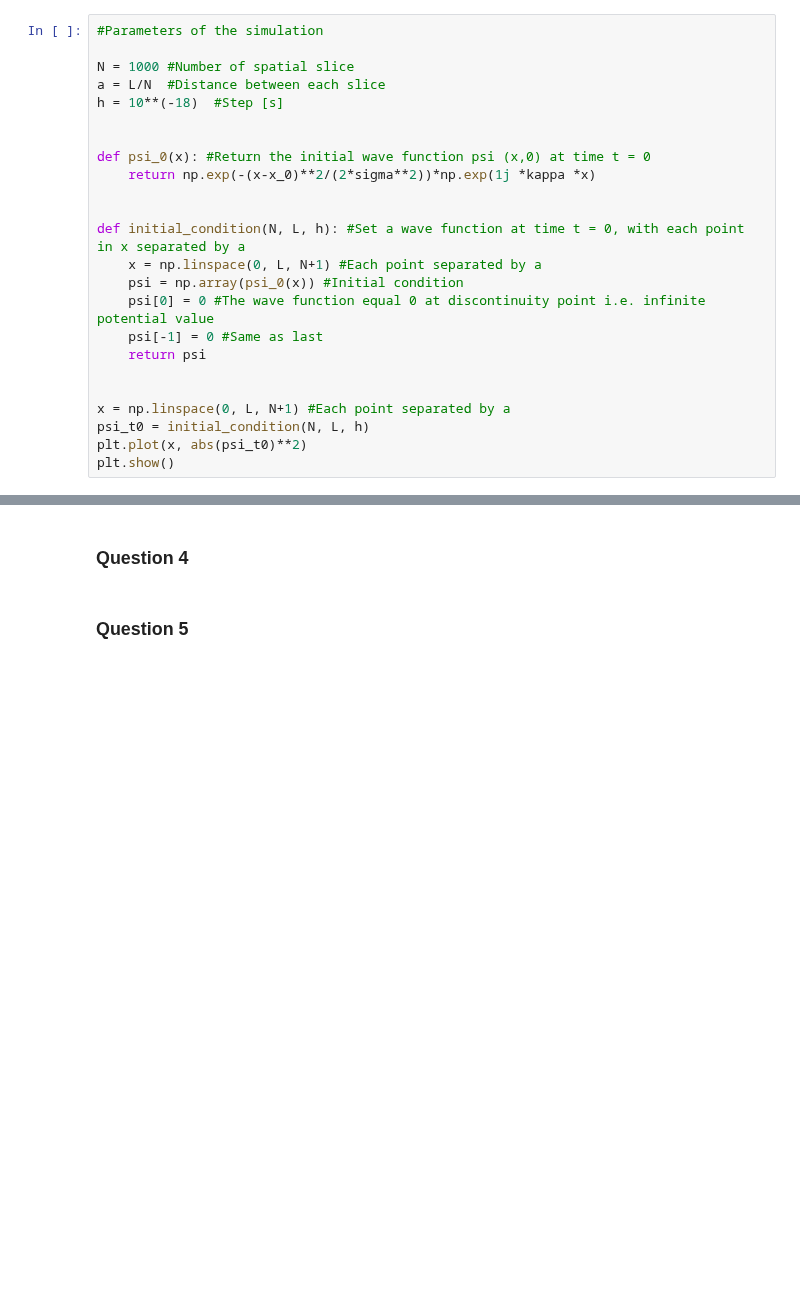
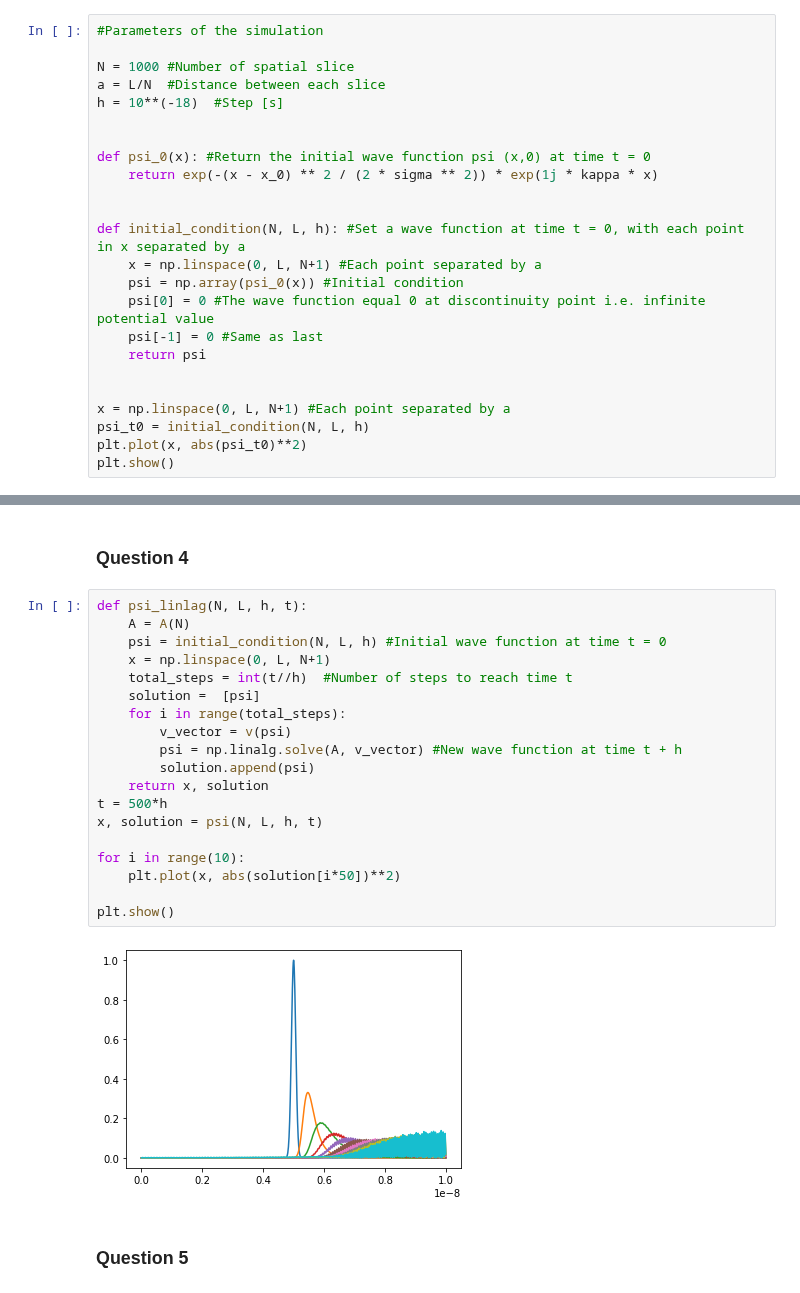
Before and after one commit to essheh/PHYZ_NUM, a Jupyter notebook: TP4/TP4_Boissinnot_Gaudreault_LessardH.ipynb, the cells around one changed output, grey strips where cells are left out. Saved outputs shown, nothing was run; the diff lists cells and outputs as text; blank space fills up the shorter version.

```diff
--- a/TP4/TP4_Boissinnot_Gaudreault_LessardH.ipynb
+++ b/TP4/TP4_Boissinnot_Gaudreault_LessardH.ipynb
@@ -33,7 +33,7 @@ h = 10**(-18)  #Step [s]
 
 
 def psi_0(x): #Return the initial wave function psi (x,0) at time t = 0
-    return np.exp(-(x-x_0)**2/(2*sigma**2))*np.exp(1j *kappa *x)
+    return exp(-(x - x_0) ** 2 / (2 * sigma ** 2)) * exp(1j * kappa * x)
 
 
 def initial_condition(N, L, h): #Set a wave function at time t = 0, with each point in x separated by a
@@ -211,6 +210,27 @@ plt.show()
 [figure]
 # %% [markdown]
 ### Question 4
+# %%
+def psi_linlag(N, L, h, t):
+    A = A(N)
+    psi = initial_condition(N, L, h) #Initial wave function at time t = 0
+    x = np.linspace(0, L, N+1)
+    total_steps = int(t//h)  #Number of steps to reach time t
+    solution =  [psi]
+    for i in range(total_steps):
+        v_vector = v(psi)
+        psi = np.linalg.solve(A, v_vector) #New wave function at time t + h
+        solution.append(psi)
+    return x, solution
+t = 500*h
+x, solution = psi(N, L, h, t)
+
+for i in range(10):
+    plt.plot(x, abs(solution[i*50])**2)
+
+plt.show()
+# %% [output]
+[figure, added]
 # %% [markdown]
 ### Question 5
 # %% [markdown]
```
Also changed, not shown: parts of 1 cell of this notebook.
